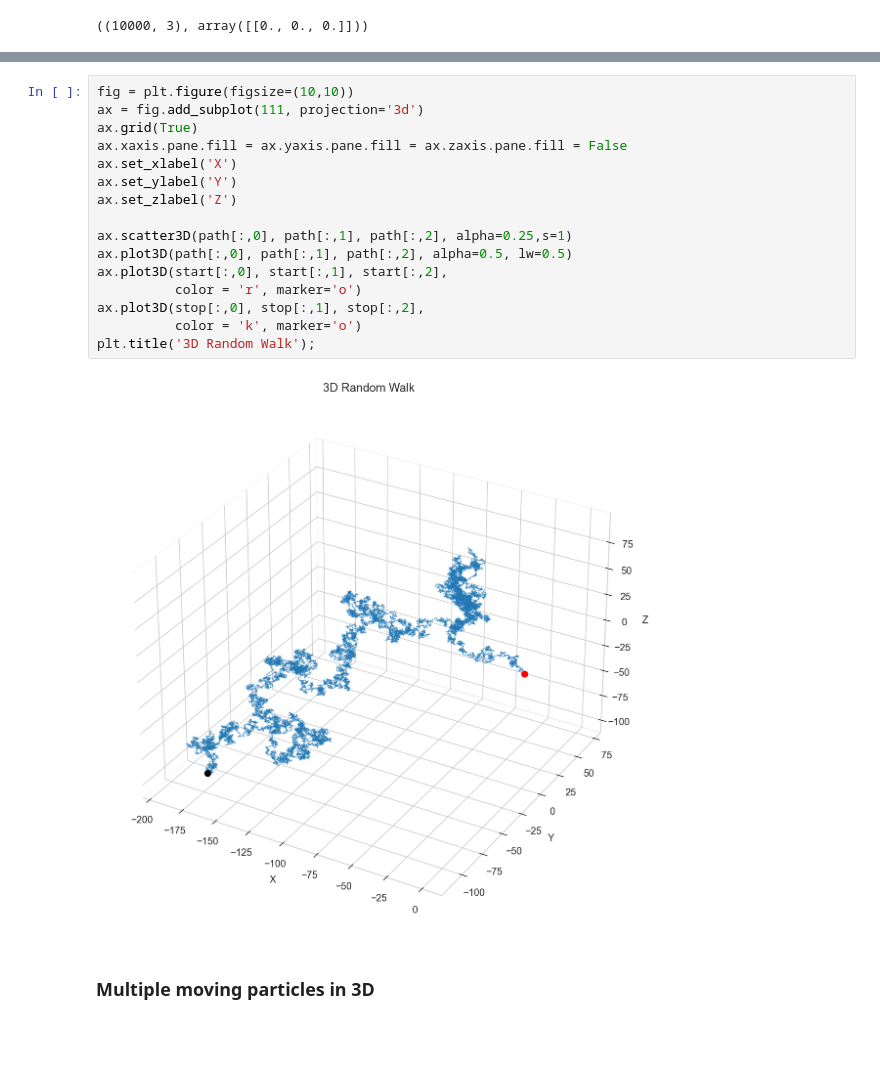
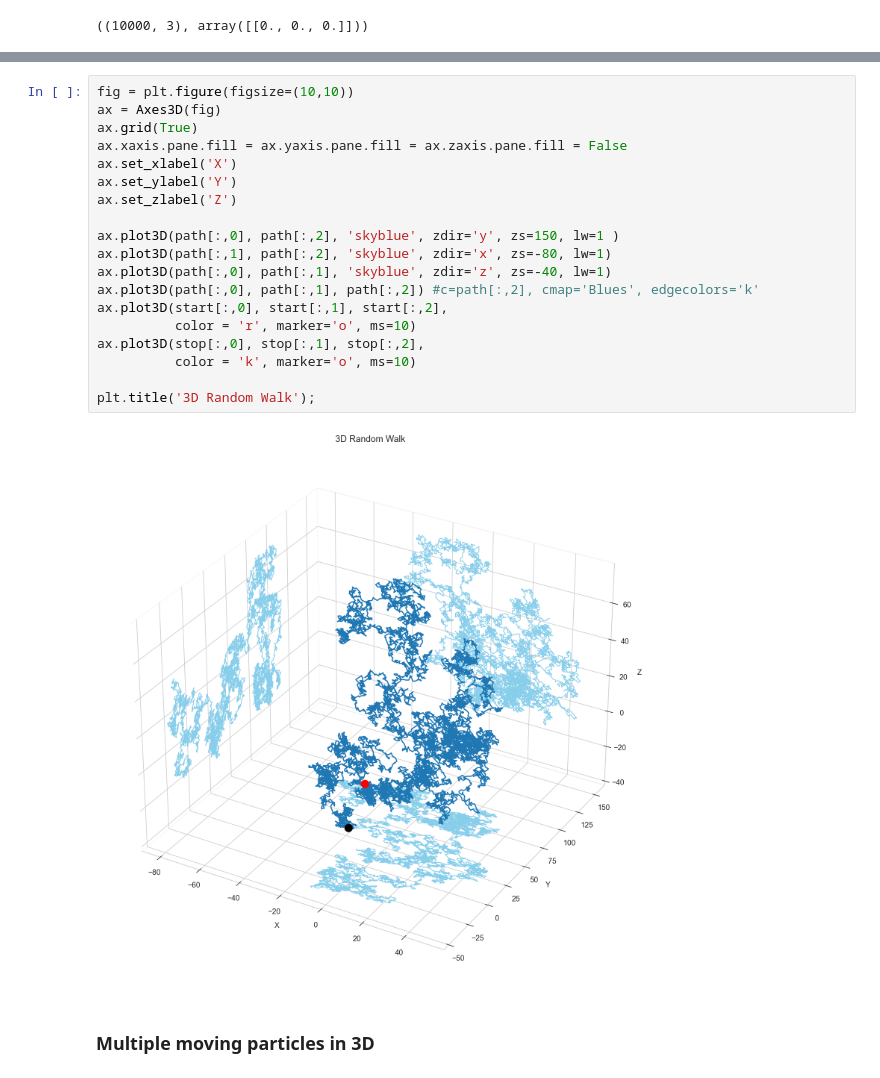
Before and after one commit to UCLA-Chem114/lab_notebooks, a Jupyter notebook: lecture_notebooks/8c_random_walk.ipynb, the cells around one changed output, grey strips where cells are left out. Cells and saved outputs as stored; diff of their text form; blank space fills up the shorter version.

```diff
--- a/lecture_notebooks/8c_random_walk.ipynb
+++ b/lecture_notebooks/8c_random_walk.ipynb
@@ -220,20 +237,23 @@ plt.tight_layout(pad=0);
 # %%
 fig = plt.figure(figsize=(10,10))
-ax = fig.add_subplot(111, projection='3d')
+ax = Axes3D(fig)
 ax.grid(True)
 ax.xaxis.pane.fill = ax.yaxis.pane.fill = ax.zaxis.pane.fill = False
 ax.set_xlabel('X')
 ax.set_ylabel('Y')
 ax.set_zlabel('Z')
 
-ax.scatter3D(path[:,0], path[:,1], path[:,2], alpha=0.25,s=1)
-ax.plot3D(path[:,0], path[:,1], path[:,2], alpha=0.5, lw=0.5)
+ax.plot3D(path[:,0], path[:,2], 'skyblue', zdir='y', zs=150, lw=1 )
+ax.plot3D(path[:,1], path[:,2], 'skyblue', zdir='x', zs=-80, lw=1)
+ax.plot3D(path[:,0], path[:,1], 'skyblue', zdir='z', zs=-40, lw=1)
+ax.plot3D(path[:,0], path[:,1], path[:,2]) #c=path[:,2], cmap='Blues', edgecolors='k'
 ax.plot3D(start[:,0], start[:,1], start[:,2],
-          color = 'r', marker='o')
+          color = 'r', marker='o', ms=10)
 ax.plot3D(stop[:,0], stop[:,1], stop[:,2],
-          color = 'k', marker='o')
+          color = 'k', marker='o', ms=10)
+
 plt.title('3D Random Walk');
 # %% [output]
-[figure, old version]
+[figure, new version]
 # %% [markdown]
 ### Multiple moving particles in 3D
```
Also changed, not shown: parts of 21 cells of this notebook, 6 other files.
